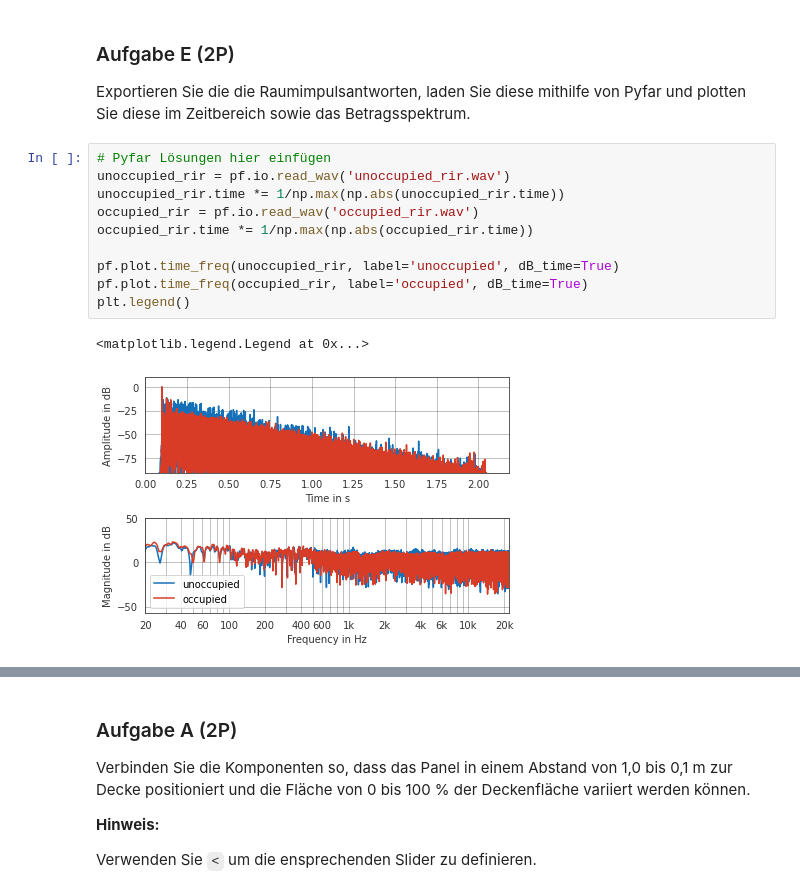
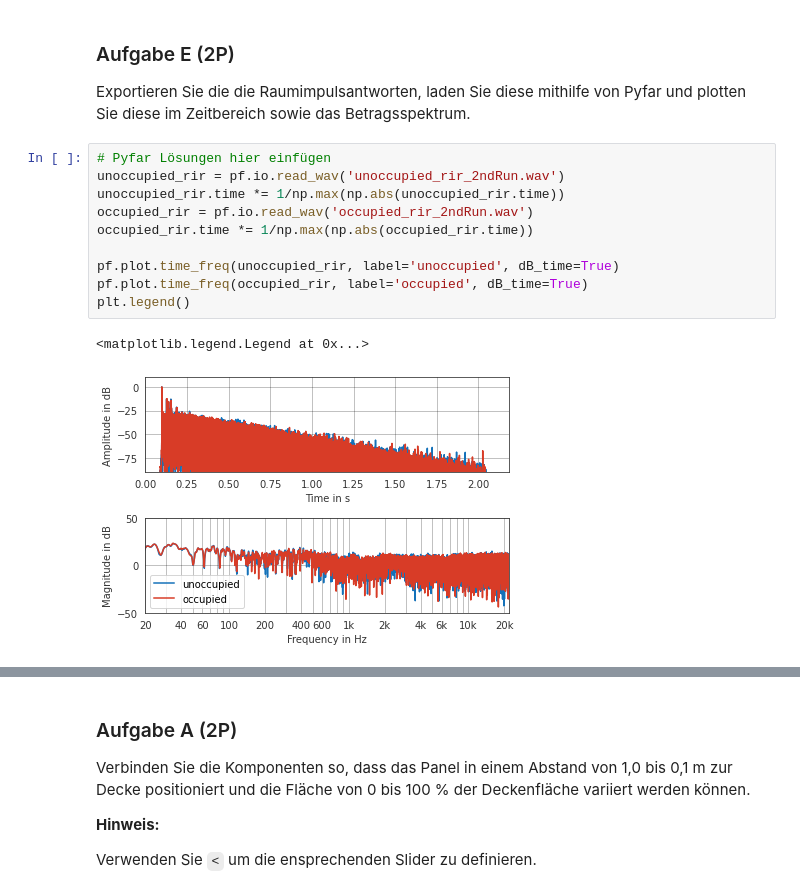
Before and after one commit to ChristianScheer97/Raumakustik_Hausaufgabe_-, a Jupyter notebook: Gruppe_H_Hausaufgabe 2/HA2.ipynb, the cells around one changed output, grey strips where cells are left out. Saved outputs shown, nothing was run; the diff lists cells and outputs as text.

```diff
--- a/Gruppe_H_Hausaufgabe 2/HA2.ipynb
+++ b/Gruppe_H_Hausaufgabe 2/HA2.ipynb
@@ -111,17 +111,17 @@ Erläutern Sie kurz, inwiefern sich die Nachhallzeit geändert hat.
 Exportieren Sie die die Raumimpulsantworten, laden Sie diese mithilfe von Pyfar und plotten Sie diese im Zeitbereich sowie das Betragsspektrum.
 # %%
 # Pyfar Lösungen hier einfügen
-unoccupied_rir = pf.io.read_wav('unoccupied_rir.wav')
+unoccupied_rir = pf.io.read_wav('unoccupied_rir_2ndRun.wav')
 unoccupied_rir.time *= 1/np.max(np.abs(unoccupied_rir.time))
-occupied_rir = pf.io.read_wav('occupied_rir.wav')
+occupied_rir = pf.io.read_wav('occupied_rir_2ndRun.wav')
 occupied_rir.time *= 1/np.max(np.abs(occupied_rir.time))
 
 pf.plot.time_freq(unoccupied_rir, label='unoccupied', dB_time=True)
 pf.plot.time_freq(occupied_rir, label='occupied', dB_time=True)
 plt.legend()
 # %% [output]
 <matplotlib.legend.Legend at 0x...>
-[figure, old version]
+[figure, new version]
 # %% [markdown]
 ## Aufgabe 2: Pachderm & Grasshopper (12P)
 
```
Also changed, not shown: parts of 2 cells of this notebook, 9 other files.
